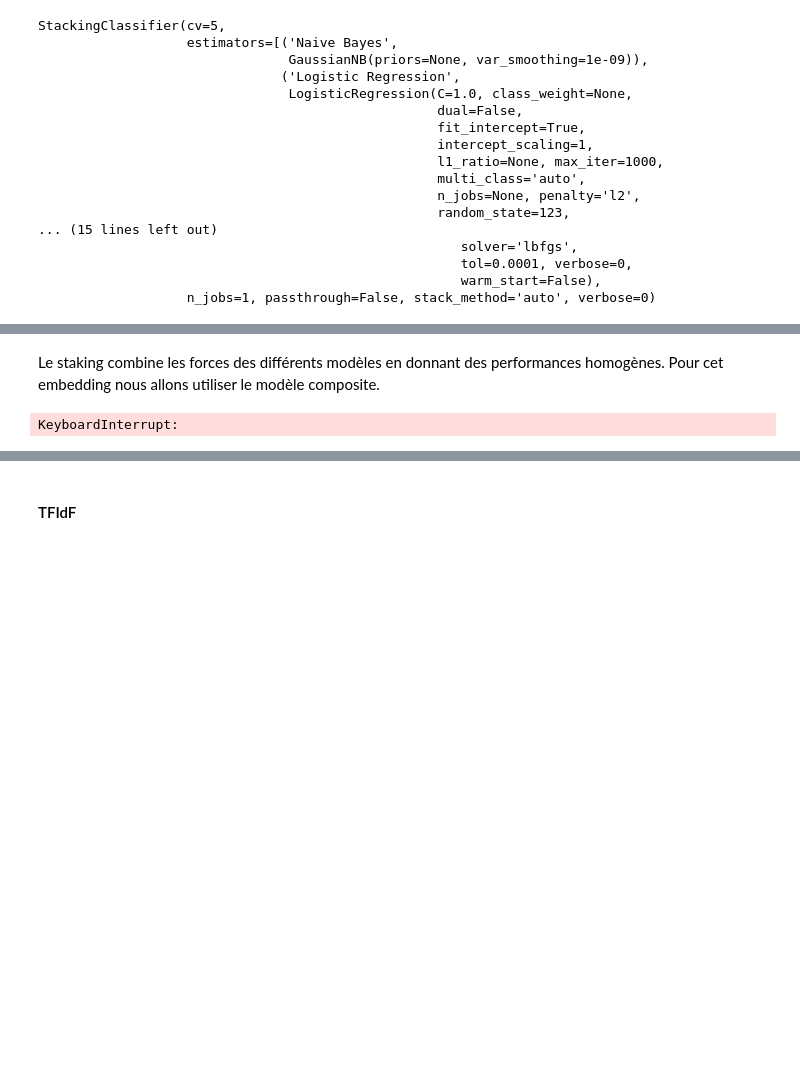
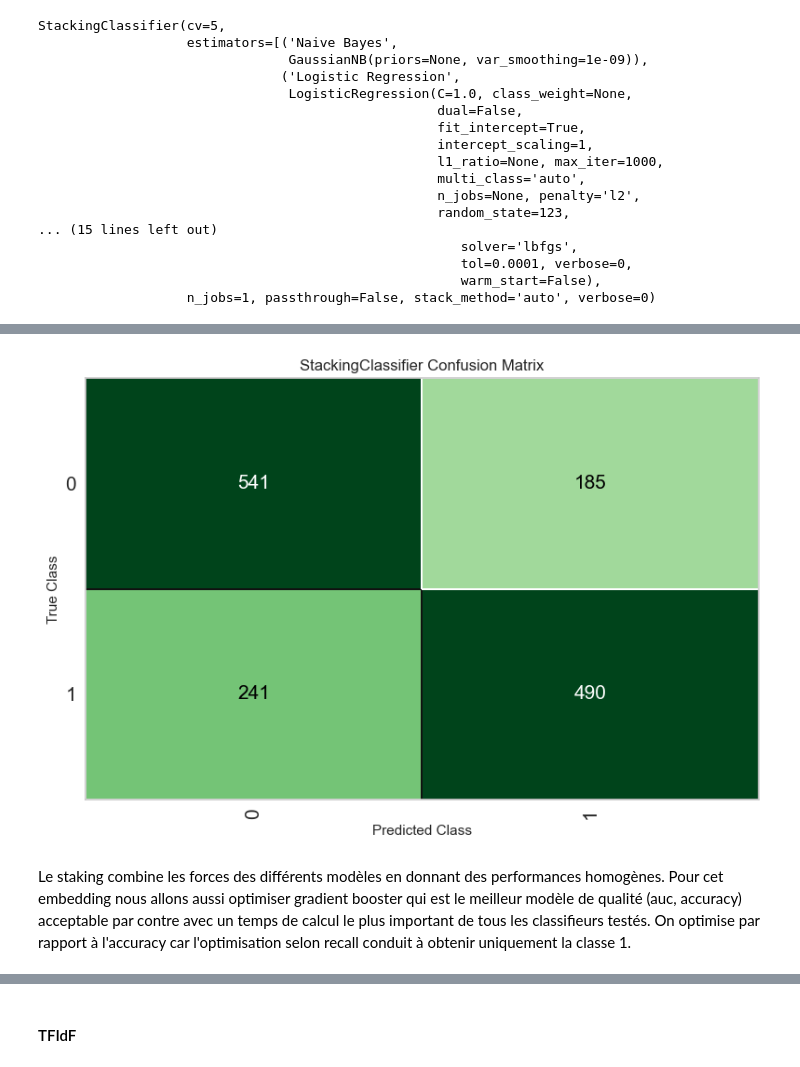
Before and after one commit to cecile-aie/oc_aiep7, a Jupyter notebook: P7_approche_classique.ipynb, the cells around one changed output, grey strips where cells are left out. Drawn from its saved outputs; the diff is of its cells as text; code cells hidden in the pictures; blank space fills up the shorter version.

Commit message:
modèle avancé code OK (Roberta non exécuté)

```diff
--- a/P7_approche_classique.ipynb
+++ b/P7_approche_classique.ipynb
@@ -154,3 +154,7 @@ StackingClassifier(cv=5,
                                                       tol=0.0001, verbose=0,
                                                       warm_start=False),
                    n_jobs=1, passthrough=False, stack_method='auto', verbose=0)
+# %%
+# plot confusion matrix
+plot_model(stacked_model, plot = 'confusion_matrix')
+# %% [output]
@@ -157,12 +162,11 @@ StackingClassifier(cv=5,
+[figure, added]
 # %% [markdown]
-Le staking combine les forces des différents modèles en donnant des performances homogènes. Pour cet embedding nous allons utiliser le modèle composite.
+Le staking combine les forces des différents modèles en donnant des performances homogènes. Pour cet embedding nous allons aussi optimiser gradient booster qui est le meilleur modèle de qualité (auc, accuracy) acceptable par contre avec un temps de calcul le plus important de tous les classifieurs testés. On optimise par rapport à l'accuracy car l'optimisation selon recall conduit à obtenir uniquement la classe 1.
 # %%
 # Amélioration du meilleur modèle (logistic regression)
-tuned_model = tune_model(estimator=best_models[2],
-                         optimize="Recall", choose_better=True,
+tuned_model = tune_model(estimator=gbc,
+                         optimize="Accuracy", choose_better=True,
                          verbose=False)
-# %% [output]
-KeyboardInterrupt:
 # %%
 tuned_model
 # ou plot_model(tuned_model, plot="parameter")
```
Also changed, not shown: parts of 32 cells of this notebook, 3 other files.
